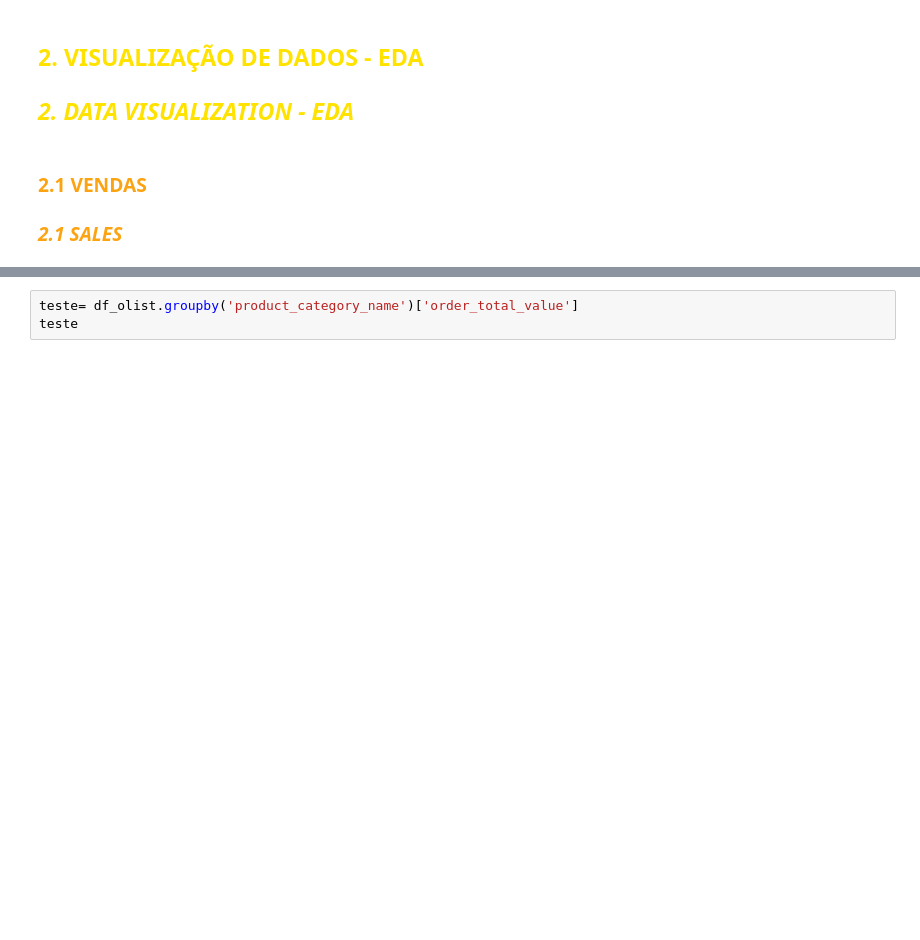
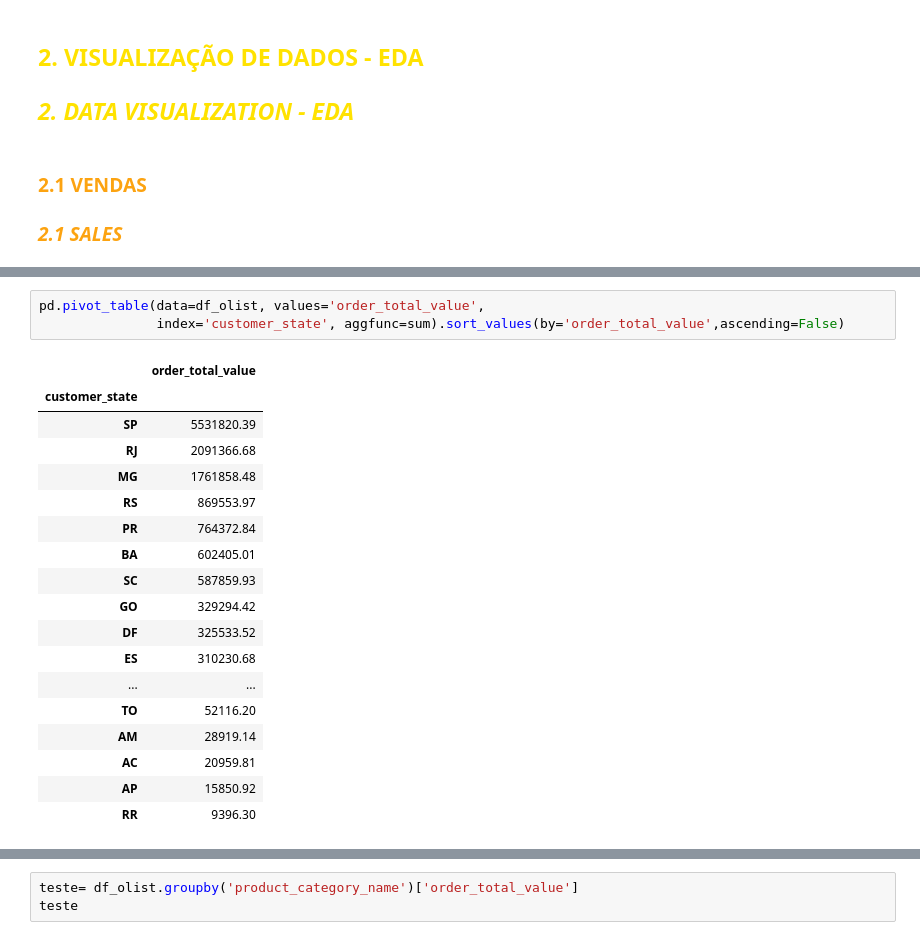
Before and after one commit to rimellegari/e-commerce, a Jupyter notebook: customer.ipynb, the cells around one changed output, grey strips where cells are left out. Cells and saved outputs as stored; diff of their text form; blank space fills up the shorter version.

```diff
--- a/customer.ipynb
+++ b/customer.ipynb
@@ -294,0 +282,22 @@ ValueError: Could not interpret input 'product_category_name'
+# %%
+pd.pivot_table(data=df_olist, values='order_total_value',
+               index='customer_state', aggfunc=sum).sort_values(by='order_total_value',ascending=False)
+# %% [output]
+|  | order_total_value |
+| customer_state |  |
+| SP | 5531820.39 |
+| RJ | 2091366.68 |
+| MG | 1761858.48 |
+| RS | 869553.97 |
+| PR | 764372.84 |
+| BA | 602405.01 |
+| SC | 587859.93 |
+| GO | 329294.42 |
+| DF | 325533.52 |
+| ES | 310230.68 |
+| ... | ... |
+| TO | 52116.20 |
+| AM | 28919.14 |
+| AC | 20959.81 |
+| AP | 15850.92 |
+| RR | 9396.30 |
```
Also changed, not shown: parts of 15 cells of this notebook.
